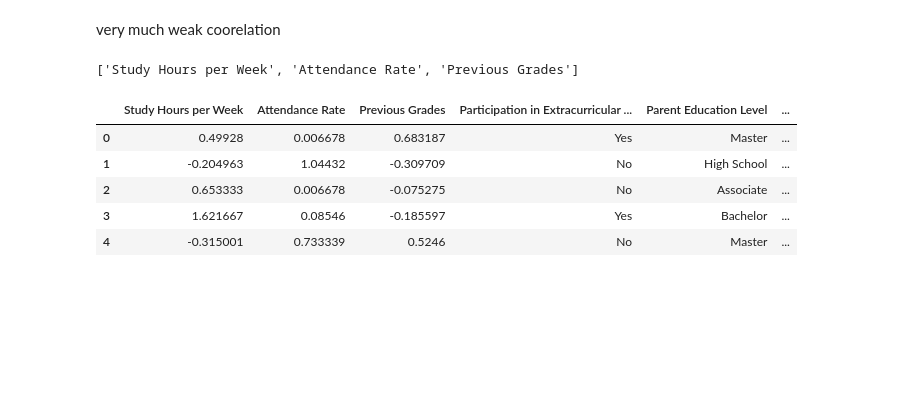
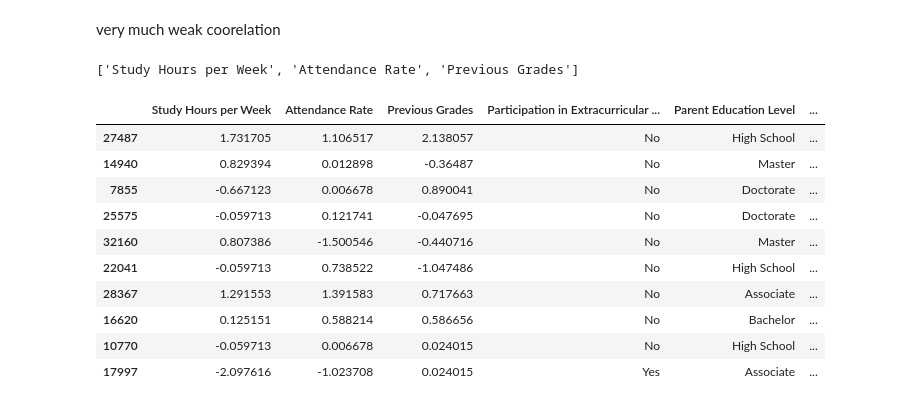
Before and after one commit to hahahang0/MLPracFromKaggle, a Jupyter notebook: studentPerformace/practical1.ipynb, the cells around one changed output. Saved outputs shown, nothing was run; the diff lists cells and outputs as text; code cells hidden in the pictures; blank space fills up the shorter version.

```diff
--- a/studentPerformace/practical1.ipynb
+++ b/studentPerformace/practical1.ipynb
@@ -253,11 +259,16 @@ scaling = ColumnTransformer(
 # %%
 scaled_df = pd.DataFrame(scaling.fit_transform(filtered_df),columns=filtered_df.columns)
 # %%
-scaled_df.head()
+scaled_df.sample(10)
 # %% [output]
 |  | Study Hours per Week | Attendance Rate | Previous Grades | Participation in Extracurricular ... | Parent Education Level | ... |
-| 0 | 0.49928 | 0.006678 | 0.683187 | Yes | Master | ... |
-| 1 | -0.204963 | 1.04432 | -0.309709 | No | High School | ... |
-| 2 | 0.653333 | 0.006678 | -0.075275 | No | Associate | ... |
-| 3 | 1.621667 | 0.08546 | -0.185597 | Yes | Bachelor | ... |
-| 4 | -0.315001 | 0.733339 | 0.5246 | No | Master | ... |
+| 27487 | 1.731705 | 1.106517 | 2.138057 | No | High School | ... |
+| 14940 | 0.829394 | 0.012898 | -0.36487 | No | Master | ... |
+| 7855 | -0.667123 | 0.006678 | 0.890041 | No | Doctorate | ... |
+| 25575 | -0.059713 | 0.121741 | -0.047695 | No | Doctorate | ... |
+| 32160 | 0.807386 | -1.500546 | -0.440716 | No | Master | ... |
+| 22041 | -0.059713 | 0.738522 | -1.047486 | No | High School | ... |
+| 28367 | 1.291553 | 1.391583 | 0.717663 | No | Associate | ... |
+| 16620 | 0.125151 | 0.588214 | 0.586656 | No | Bachelor | ... |
+| 10770 | -0.059713 | 0.006678 | 0.024015 | No | High School | ... |
+| 17997 | -2.097616 | -1.023708 | 0.024015 | Yes | Associate | ... |
```
Also changed, not shown: parts of 49 cells of this notebook, 1 other file.
